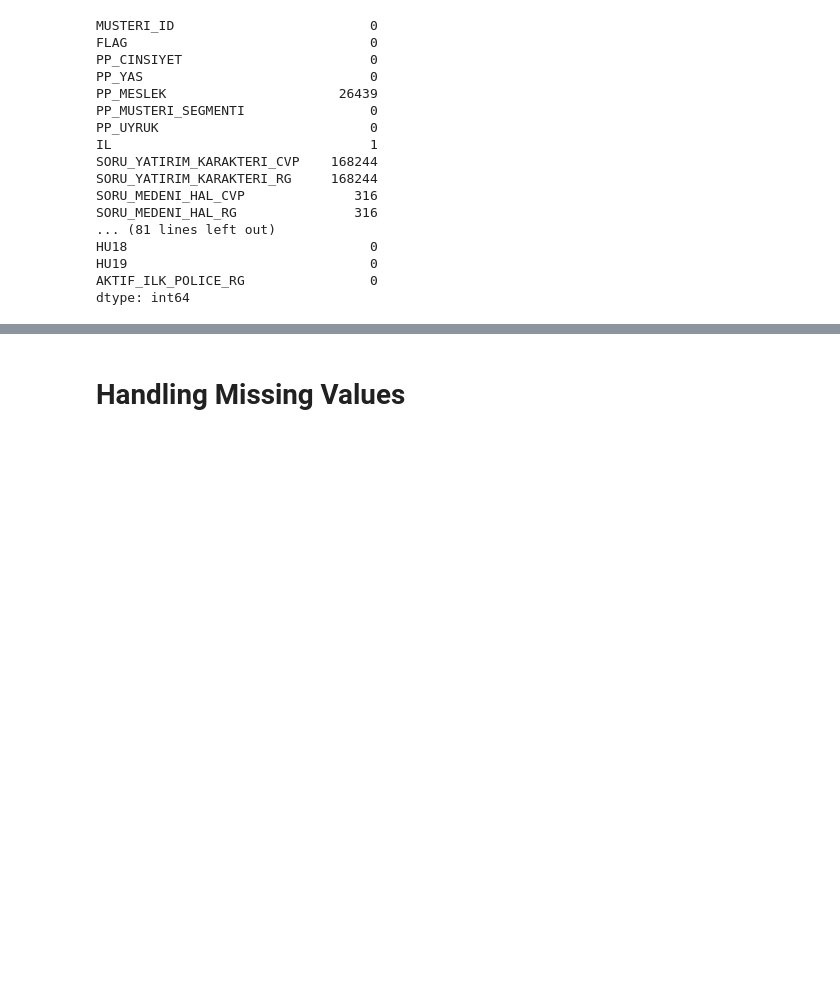
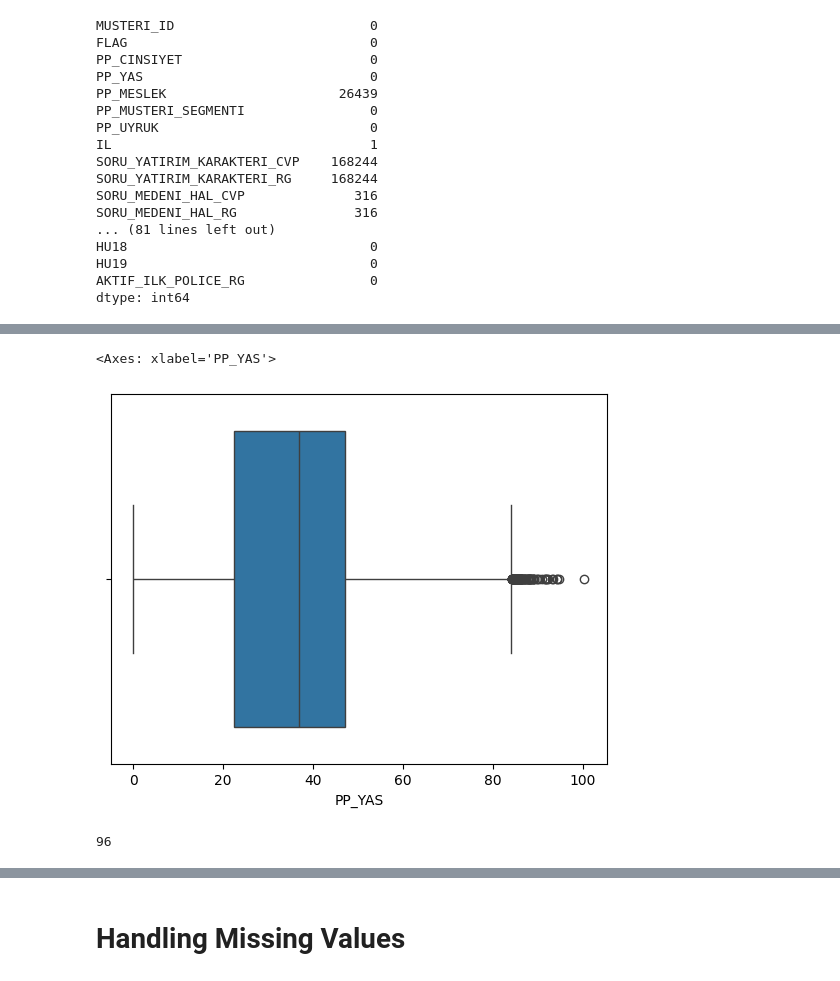
Before and after one commit to kutayozdur/Anadolu-Hayat-Datathon, a Jupyter notebook: model_1.ipynb, the cells around one changed output, grey strips where cells are left out. Saved outputs shown, nothing was run; the diff lists cells and outputs as text; code cells hidden in the pictures; blank space fills up the shorter version.

```diff
--- a/model_1.ipynb
+++ b/model_1.ipynb
@@ -194,0 +228,9 @@ def drop_cols_func(df):
+# %%
+sns.boxplot(data=test_set, x='PP_YAS')
+# %% [output]
+<Axes: xlabel='PP_YAS'>
+[figure, added]
+# %%
+test_set[test_set['PP_YAS'] > 100].size
+# %% [output]
+96
```
Also changed, not shown: parts of 106 cells of this notebook.
